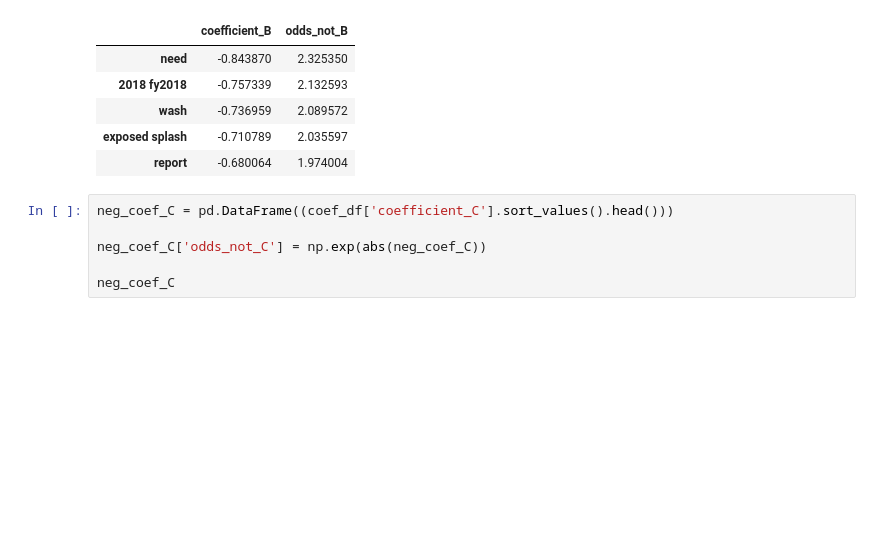
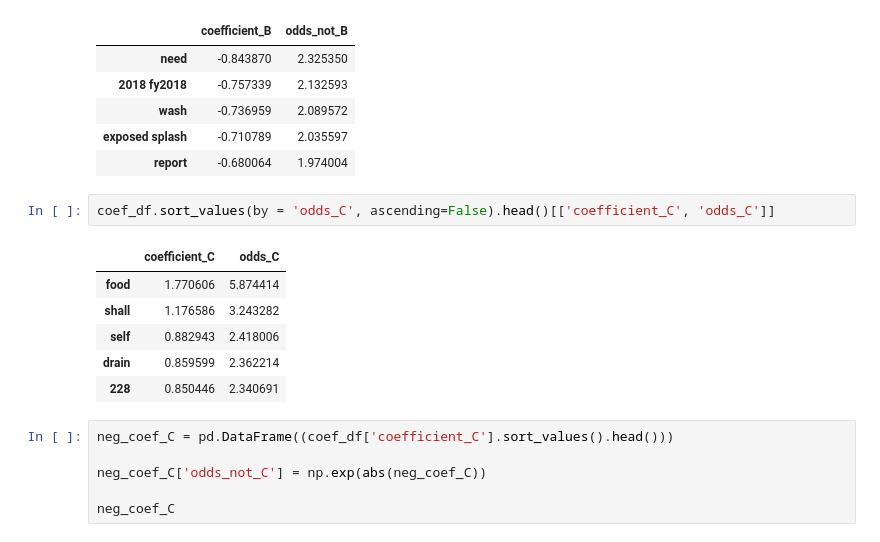
Before and after one commit to BLGreenspan/Capstone, a Jupyter notebook: Capstone Code.ipynb, the cells around one changed output. Saved outputs shown, nothing was run; the diff lists cells and outputs as text; blank space fills up the shorter version.

```diff
--- a/Capstone Code.ipynb
+++ b/Capstone Code.ipynb
@@ -884,6 +941,15 @@ neg_coef_B
 | wash | -0.736959 | 2.089572 |
 | exposed splash | -0.710789 | 2.035597 |
 | report | -0.680064 | 1.974004 |
+# %%
+coef_df.sort_values(by = 'odds_C', ascending=False).head()[['coefficient_C', 'odds_C']]
+# %% [output]
+|  | coefficient_C | odds_C |
+| food | 1.770606 | 5.874414 |
+| shall | 1.176586 | 3.243282 |
+| self | 0.882943 | 2.418006 |
+| drain | 0.859599 | 2.362214 |
+| 228 | 0.850446 | 2.340691 |
 # %%
 neg_coef_C = pd.DataFrame((coef_df['coefficient_C'].sort_values().head()))
 
```
Also changed, not shown: parts of 20 cells of this notebook.
